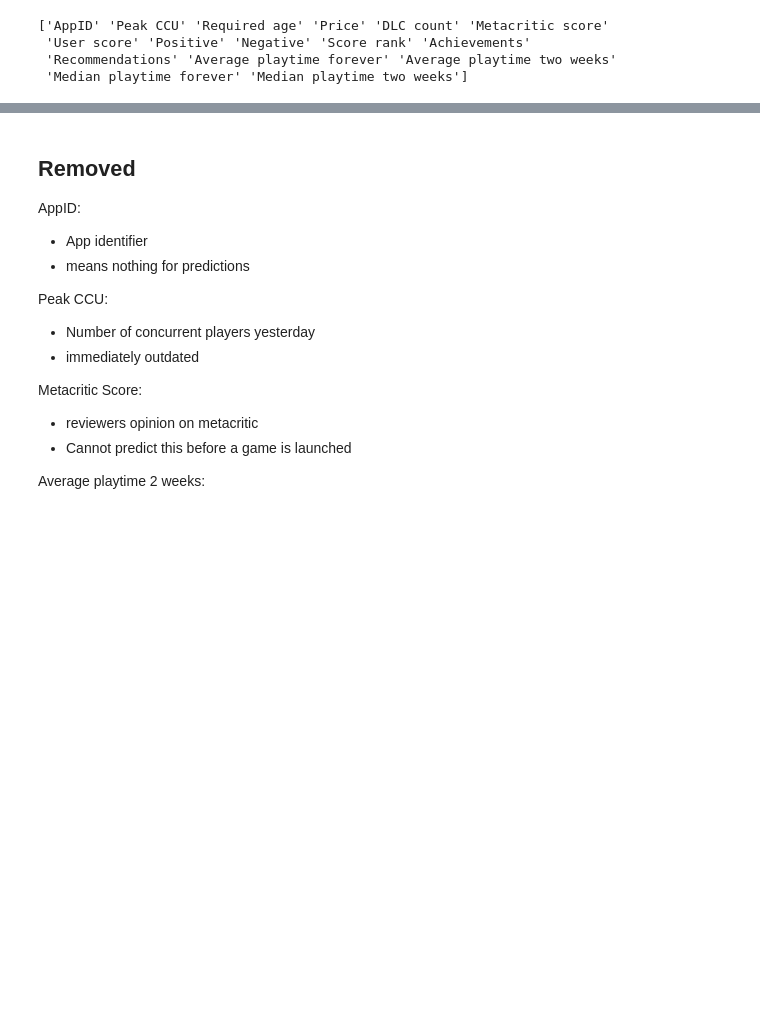
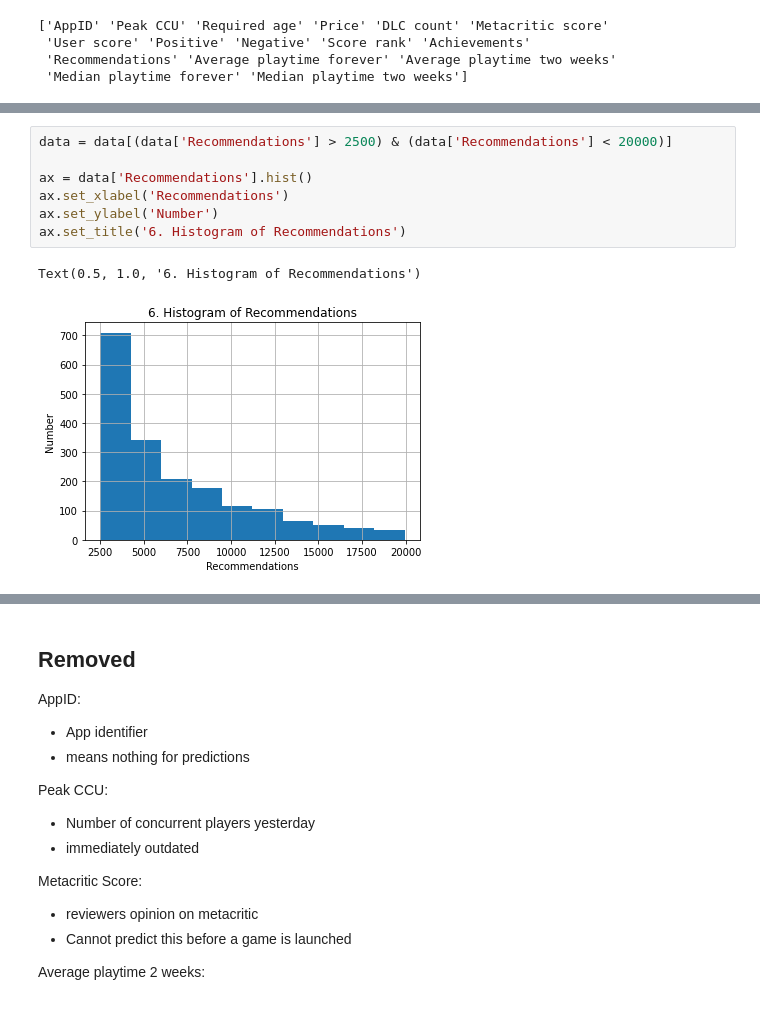
Before and after one commit to LimogleyC/Cmpt455_Final_Project, a Jupyter notebook: SteamDataCleanClean.ipynb, the cells around one changed output, grey strips where cells are left out. Cells and saved outputs as stored; diff of their text form; blank space fills up the shorter version.

```diff
--- a/SteamDataCleanClean.ipynb
+++ b/SteamDataCleanClean.ipynb
@@ -45,0 +66,10 @@ data['Recommendations'].fillna(0, inplace=True)
+# %%
+data = data[(data['Recommendations'] > 2500) & (data['Recommendations'] < 20000)]
+
+ax = data['Recommendations'].hist()
+ax.set_xlabel('Recommendations')
+ax.set_ylabel('Number')
+ax.set_title('6. Histogram of Recommendations')
+# %% [output]
+Text(0.5, 1.0, '6. Histogram of Recommendations')
+[figure, added]
```
Also changed, not shown: parts of 21 cells of this notebook.
